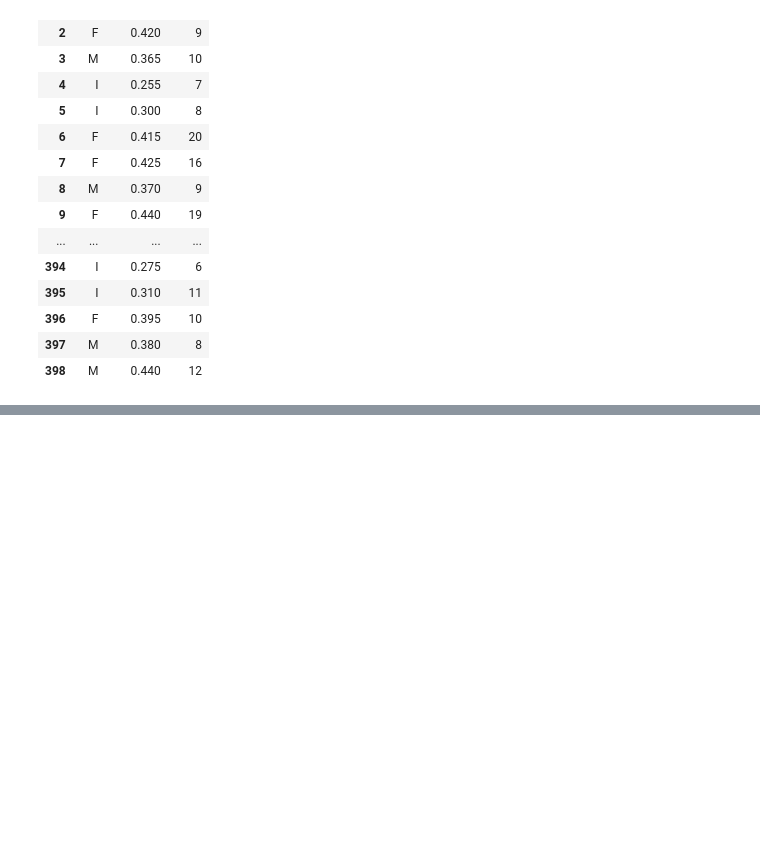
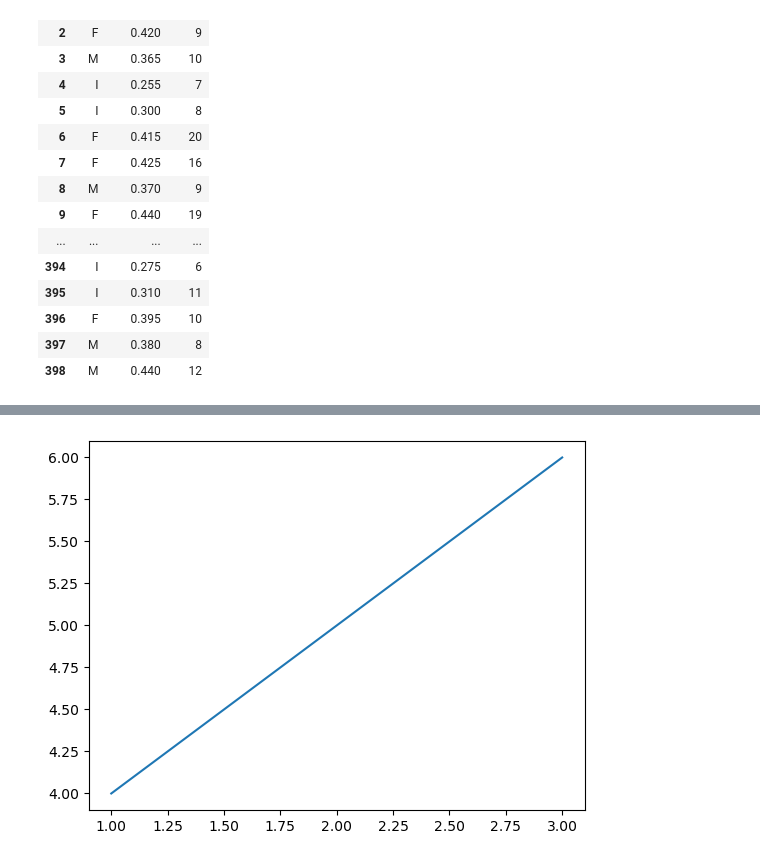
Before and after one commit to juliacruz97/Principles-of-Data-Analytics--Autumn-, a Jupyter notebook: abalone.ipynb, the cells around one changed output, grey strips where cells are left out. Saved outputs shown, nothing was run; the diff lists cells and outputs as text; code cells hidden in the pictures; blank space fills up the shorter version.

```diff
--- a/abalone.ipynb
+++ b/abalone.ipynb
@@ -128,0 +144,8 @@ display(abalone_df)
+# %%
+import matplotlib.pyplot as plt
+
+# Exemplo de gráfico simples
+plt.plot([1, 2, 3], [4, 5, 6])
+plt.show()
+# %% [output]
+[figure, added]
```
Also changed, not shown: parts of 1 cell of this notebook.
